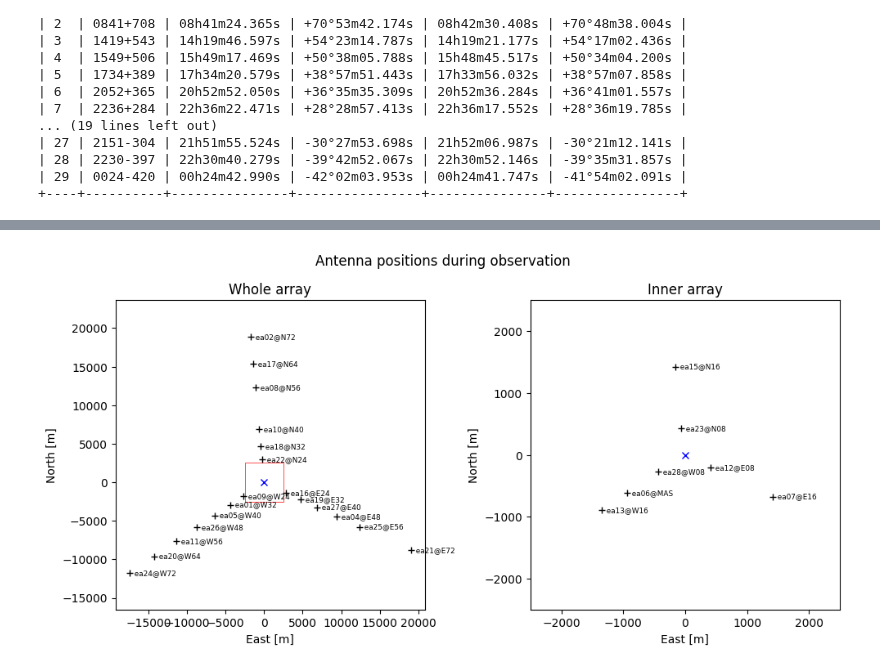
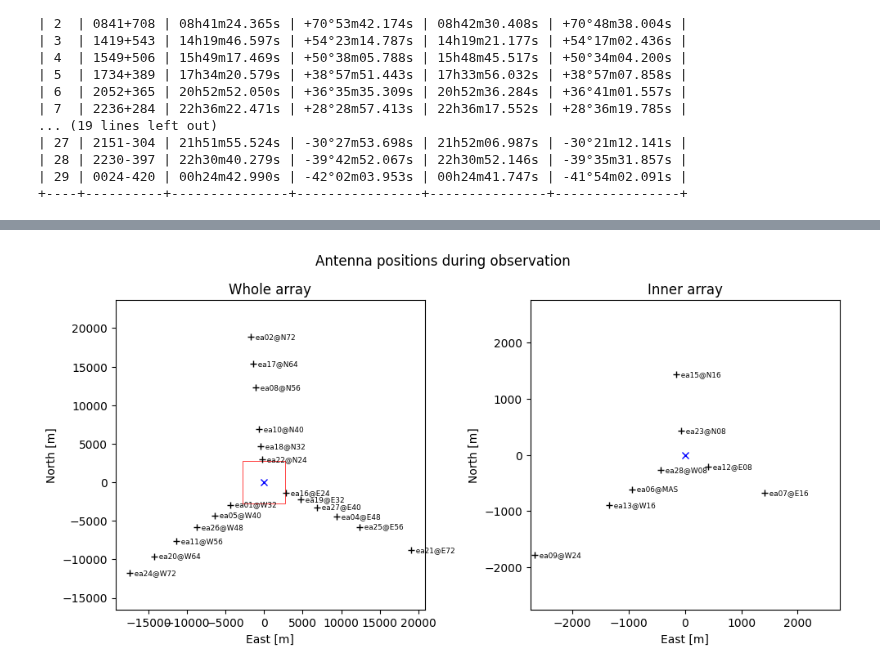
Before and after one commit to casangi/astrohack, a Jupyter notebook: docs/locit_tutorial.ipynb, the cells around one changed output, grey strips where cells are left out. Saved outputs shown, nothing was run; the diff lists cells and outputs as text; code cells hidden in the pictures.

Commit message:
LOCIT: fully commented locit tutorial

```diff
--- a/docs/locit_tutorial.ipynb
+++ b/docs/locit_tutorial.ipynb
@@ -166,4 +256,7 @@ locit_mds.plot_source_positions(locit_plot_folder,   # destination for the plot
 # %%
-locit_mds.plot_antenna_positions(locit_plot_folder,
-                                 display_stations=True)
+locit_mds.plot_antenna_positions(locit_plot_folder,     # Folder in which to save the plot
+                                 display_stations=True, # Toggle to display the station name alongside the antenna name
+                                 display_zoff=False,    # Toggle to display the antenna elevation offset by its name
+                                 unit='m',              # Length unit for the plot
+                                 box_size=5500)         # Size of the box for the inner array in the unit specified in unit
 # %% [output]
@@ -171,2 +264,2 @@ locit_mds.plot_antenna_positions(locit_plot_folder,
-[figure, old version]
+[figure, new version]
 # %% [markdown]
```
Also changed, not shown: parts of 29 cells of this notebook.
